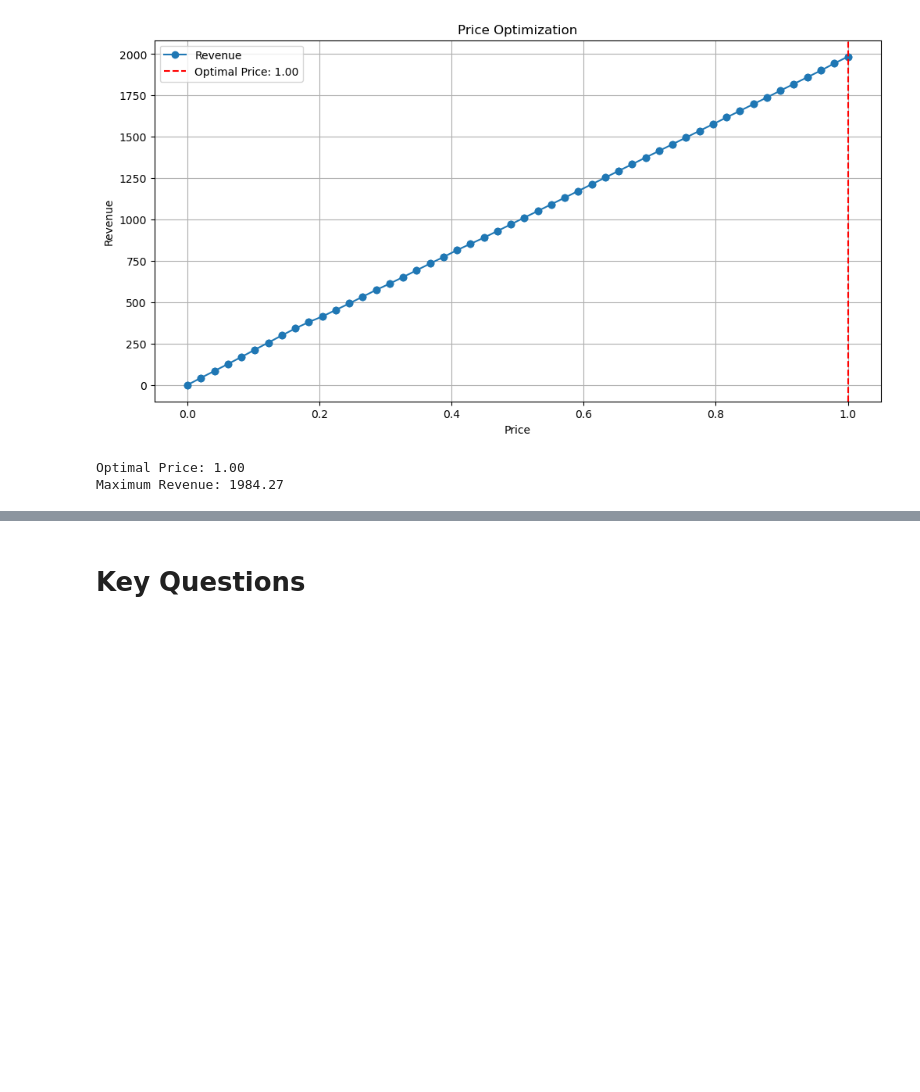
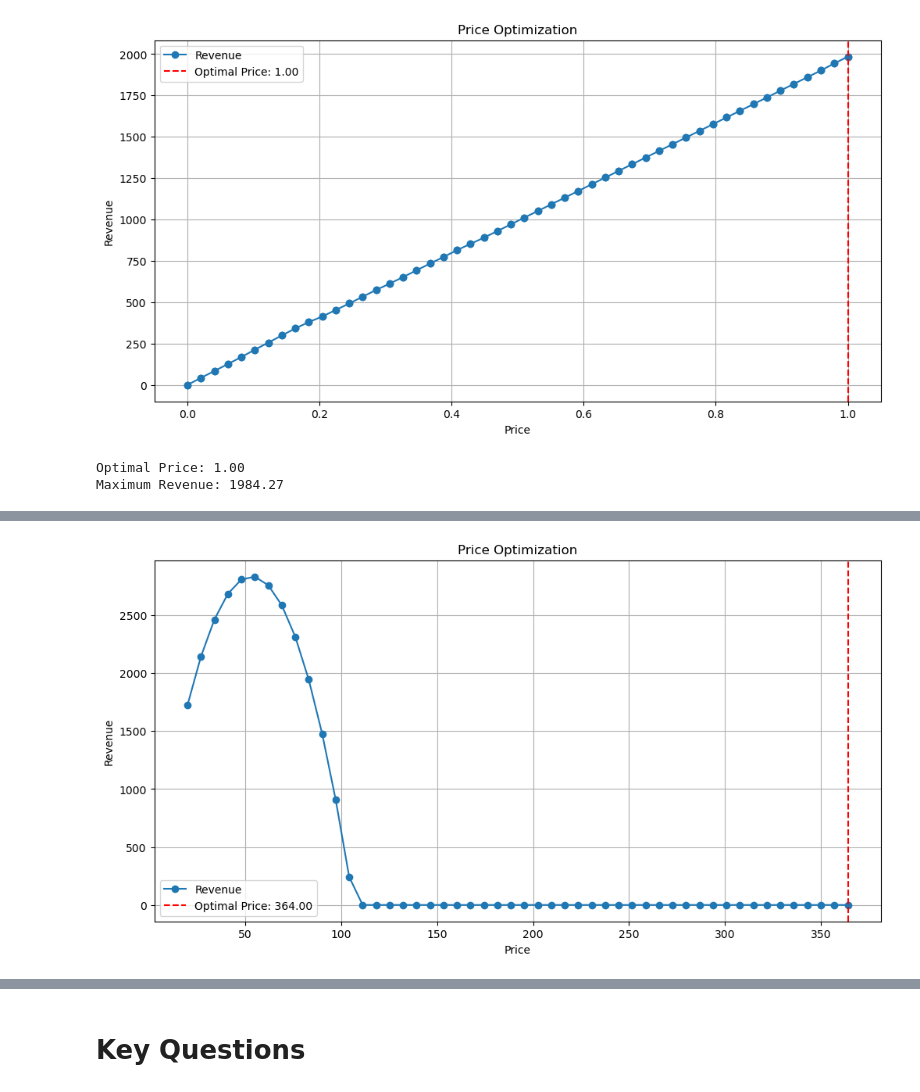
Before and after one commit to MiltonGreat/Price-Optimization, a Jupyter notebook: Retail Price Optimization.ipynb, the cells around one changed output, grey strips where cells are left out. Saved outputs shown, nothing was run; the diff lists cells and outputs as text; code cells hidden in the pictures; blank space fills up the shorter version.

```diff
--- a/Retail Price Optimization.ipynb
+++ b/Retail Price Optimization.ipynb
@@ -693,0 +609,83 @@ Utility-Optimized Price: 1.00
+# %%
+# Function to clean and validate `unit_price` and `freight_price`
+def clean_and_validate_data(data):
+    # Ensure `unit_price` exists and is properly formatted
+    if 'unit_price' in data.columns:
+        if isinstance(data['unit_price'], pd.DataFrame):
+            data['unit_price'] = data['unit_price'].iloc[:, 0]  # Select the first column if DataFrame
+        elif data['unit_price'].ndim > 1:
+            data['unit_price'] = pd.Series(data['unit_price'].values[:, 0], index=data.index)  # Flatten to 1D
+
+        # Handle missing or non-positive values
+        positive_mean_price = data.loc[data['unit_price'] > 0, 'unit_price'].mean()
+        if pd.isna(positive_mean_price):
+            raise ValueError("Cannot compute the mean of positive 'unit_price' values. Ensure valid data.")
+
+        data['unit_price'] = data['unit_price'].where(data['unit_price'] > 0, positive_mean_price)
+        data['unit_price'].fillna(positive_mean_price, inplace=True)
+    else:
+        raise KeyError("'unit_price' column not found in the dataset.")
+
+    # Validate and clean `freight_price`
+    if 'freight_price' in data.columns:
+        if isinstance(data['freight_price'], pd.DataFrame):
+            data['freight_price'] = data['freight_price'].iloc[:, 0]
+    else:
+        raise KeyError("'freight_price' column not found in the dataset.")
+
+    # Inspection of cleaned data
+    print("Data Cleaning Summary:")
+    print(f"unit_price: Min={data['unit_price'].min()}, Max={data['unit_price'].max()}, Mean={data['unit_price'].mean()}")
+    print(f"freight_price: Min={data['freight_price'].min()}, Max={data['freight_price'].max()}, Mean={data['freight_price'].mean()}")
+
+    return data
+
+# Utility optimization function
+def utility_optimization(prices, costs, min_margin=0):
+    costs = np.full_like(prices, costs) if np.isscalar(costs) else costs
+    utilities = np.where(prices >= costs + min_margin, prices - costs, -np.inf)
+    return prices[np.argmax(utilities)]
+
+# Load the data
+csv_file_path = 'retail_price_data/retail_price.csv'
+data = pd.read_csv(csv_file_path)
+
+# Clean and validate the data
+data = clean_and_validate_data(data)
+
+# Generate a price range for optimization
+price_range = np.linspace(data['unit_price'].min(), data['unit_price'].max(), 50)
+
+# Calculate the freight price mean for utility optimization
+freight_mean = data['freight_price'].mean()
+
+# Optimize price using utility function
+optimal_utility_price = utility_optimization(price_range, freight_mean, min_margin=0.05)
+print(f"Optimal Utility Price: {optimal_utility_price:.2f}")
+
+# Simulate revenue for price range
+simulated_revenue = []
+for price in price_range:
+    simulated_qty = max(data['unit_price'].mean() - price, 0)  # Example linear relationship for quantity
+    total_revenue = simulated_qty * price
+    simulated_revenue.append((price, total_revenue))
+
+# Extract prices and revenues for visualization
+prices, revenues = zip(*simulated_revenue)
+
+# Visualization: Revenue vs. Price
+plt.figure(figsize=(12, 6))
+plt.plot(prices, revenues, marker='o', label="Revenue")
+plt.axvline(optimal_utility_price, color='red', linestyle='--', label=f"Optimal Price: {optimal_utility_price:.2f}")
+plt.title("Price Optimization")
+plt.xlabel("Price")
+plt.ylabel("Revenue")
+plt.legend()
+plt.grid(True)
+plt.show()
+
+# Final inspection of results
+max_revenue = max(revenues)
+print(f"\nOptimal Price: {optimal_utility_price:.2f}")
+print(f"Maximum Simulated Revenue: {max_revenue:.2f}")
+# %% [output]
@@ -693,0 +702 @@ Utility-Optimized Price: 1.00
+[figure, added]
```
Also changed, not shown: parts of 22 cells of this notebook.
